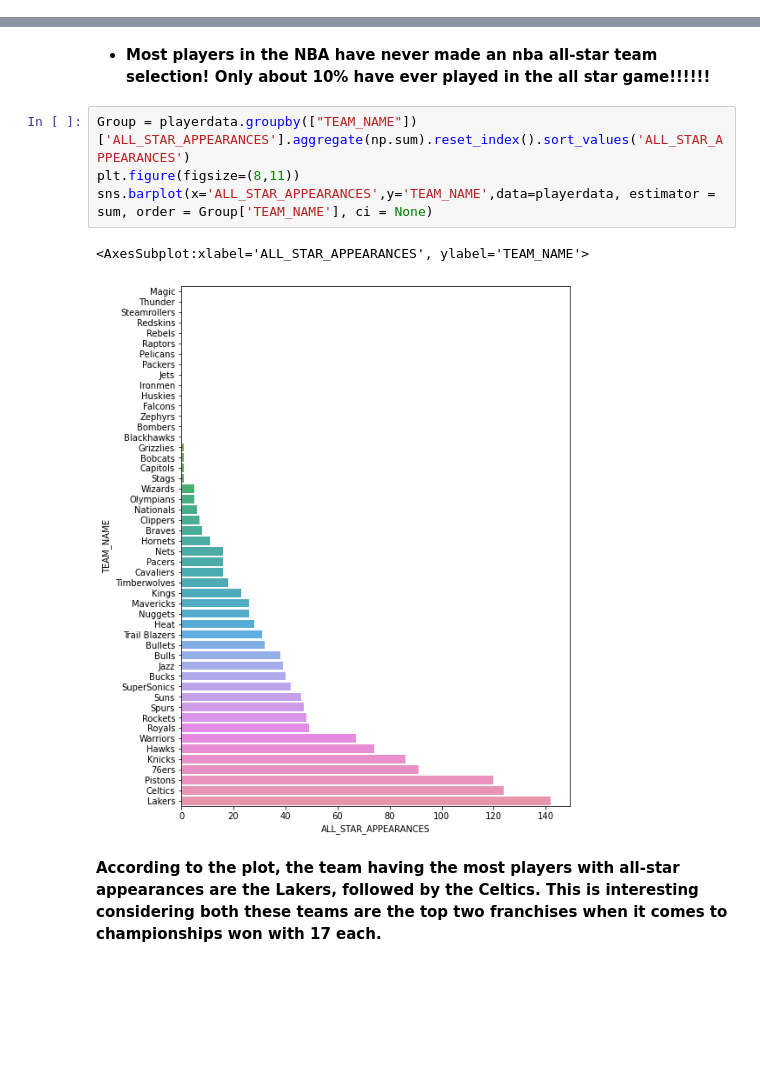
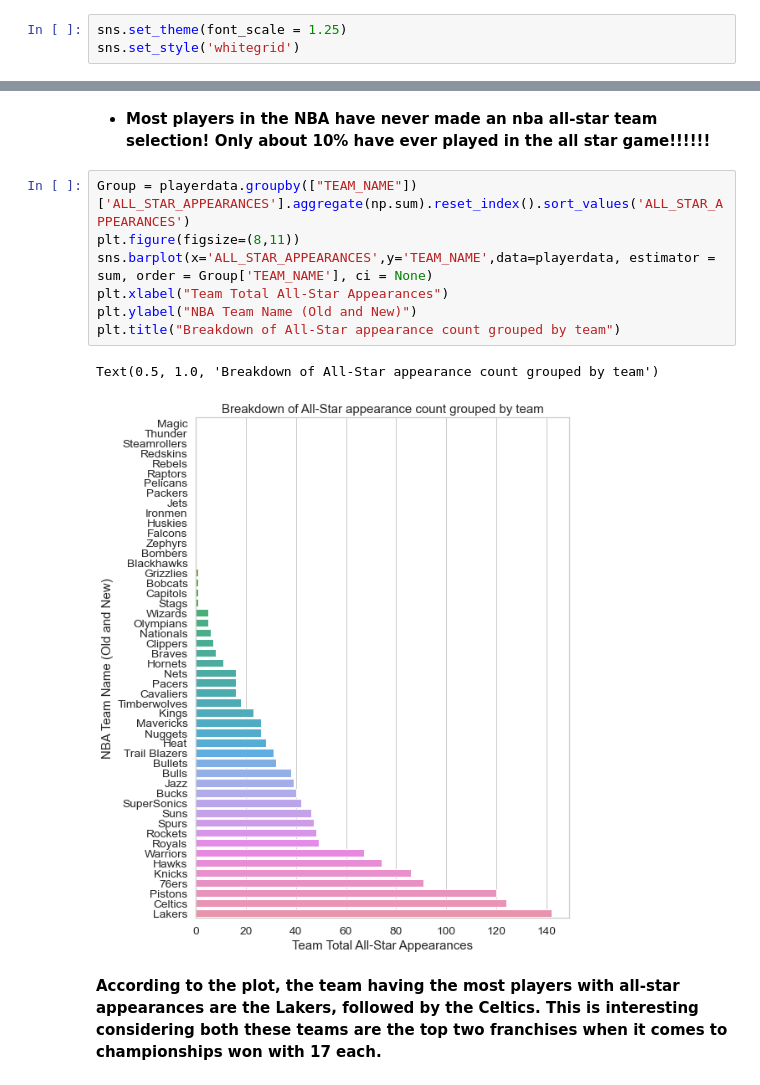
Before and after one commit to data301-2021-winter1/project-group-46-project-1, a Jupyter notebook: notebooks/analysis2.ipynb, the cells around one changed output, grey strips where cells are left out. Saved outputs shown, nothing was run; the diff lists cells and outputs as text; blank space fills up the shorter version.

```diff
--- a/notebooks/analysis2.ipynb
+++ b/notebooks/analysis2.ipynb
@@ -86,6 +86,9 @@ import pandas as pd
 import numpy as np
 import matplotlib.pyplot as plt
 import seaborn as sns
+# %%
+sns.set_theme(font_scale = 1.25)
+sns.set_style('whitegrid')
 # %%
 game = pd.read_csv("../data/raw/Game.csv", low_memory = False)
 player = pd.read_csv("../data/raw/Player.csv")
@@ -238,10 +243,13 @@ sns.displot(playerdata['ALL_STAR_APPEARANCES'])
 # %%
 Group = playerdata.groupby(["TEAM_NAME"])['ALL_STAR_APPEARANCES'].aggregate(np.sum).reset_index().sort_values('ALL_STAR_APPEARANCES')
 plt.figure(figsize=(8,11))
 sns.barplot(x='ALL_STAR_APPEARANCES',y='TEAM_NAME',data=playerdata, estimator = sum, order = Group['TEAM_NAME'], ci = None)
+plt.xlabel("Team Total All-Star Appearances")
+plt.ylabel("NBA Team Name (Old and New)")
+plt.title("Breakdown of All-Star appearance count grouped by team")
 # %% [output]
-<AxesSubplot:xlabel='ALL_STAR_APPEARANCES', ylabel='TEAM_NAME'>
+Text(0.5, 1.0, 'Breakdown of All-Star appearance count grouped by team')
-[figure, old version]
+[figure, new version]
 # %% [markdown]
 **According to the plot, the team having the most players with all-star appearances are the Lakers, followed by the Celtics.
 This is interesting considering both these teams are the top two franchises when it comes to championships won with 17 each.**
```
Also changed, not shown: parts of 34 cells of this notebook, 5 other files.
